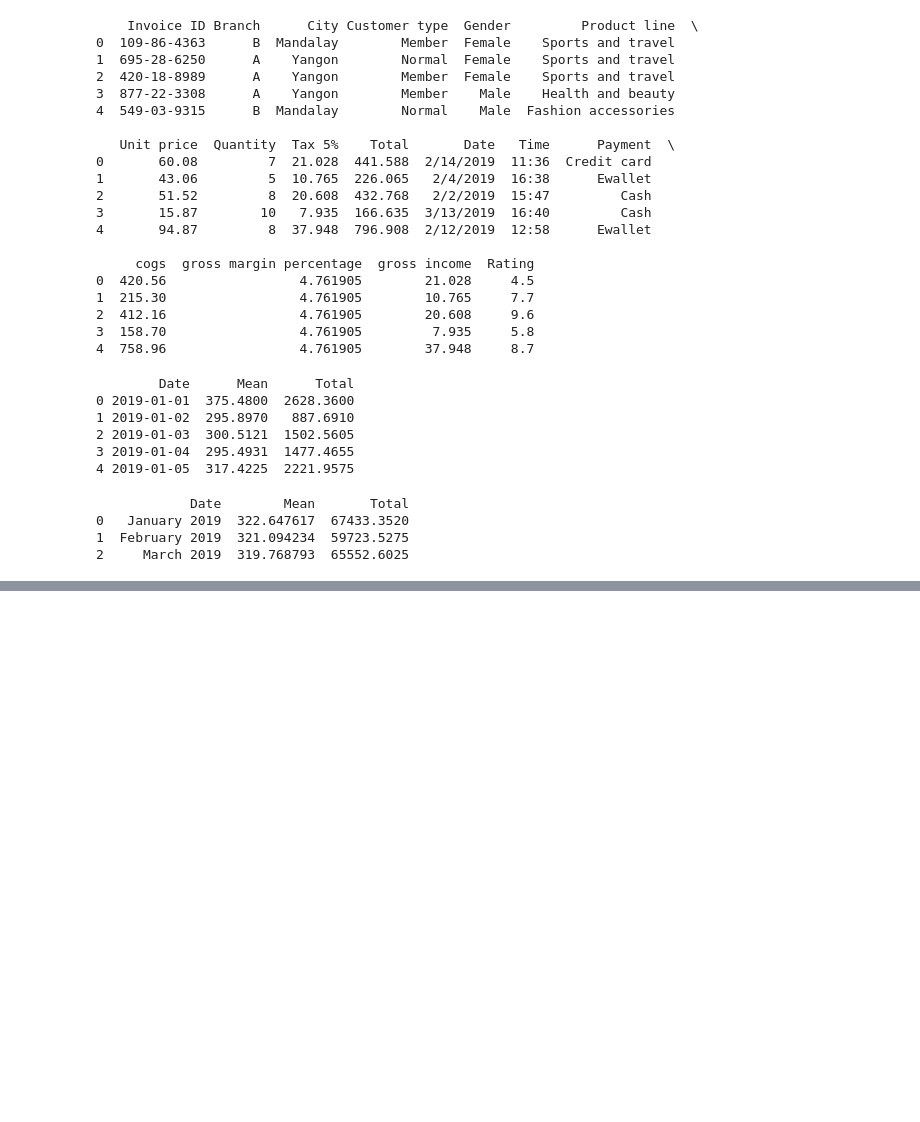
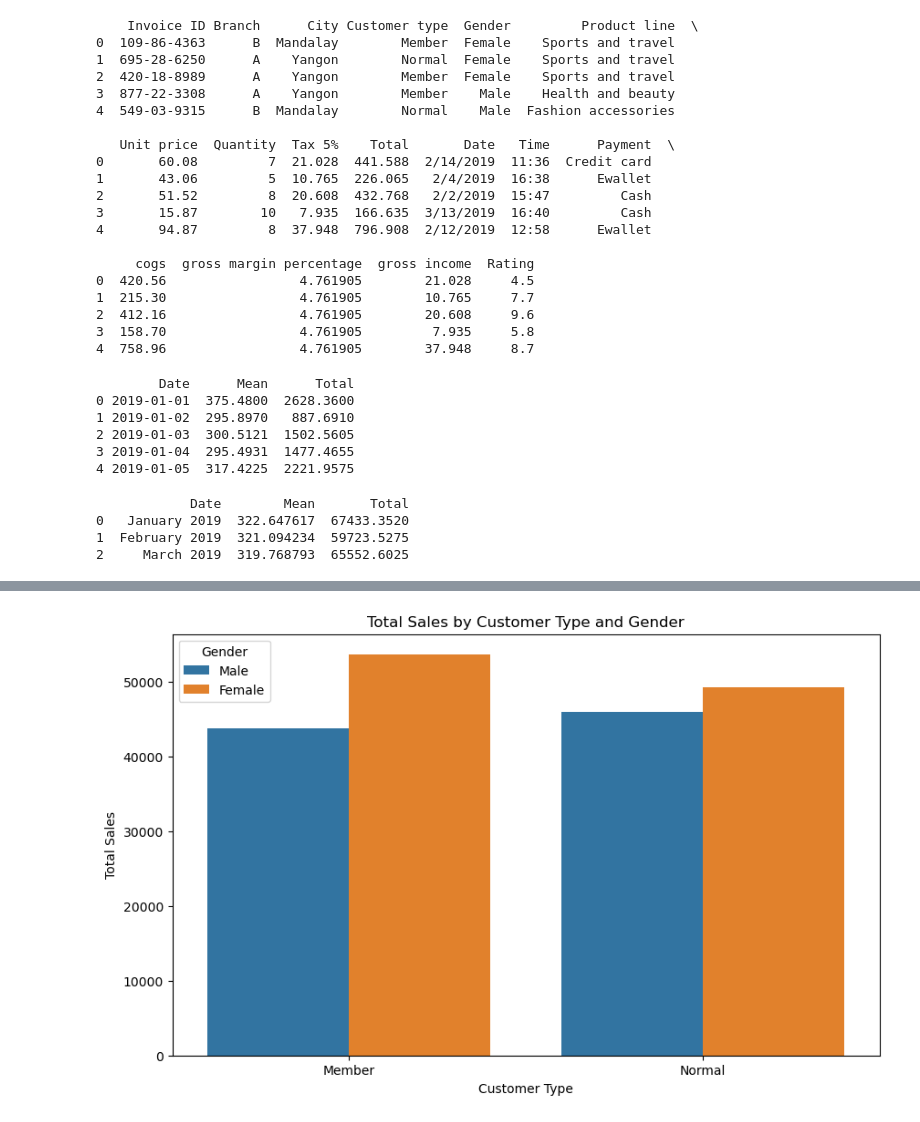
Before and after one commit to abdelrhman-arnos/Sales-Performance-and-Revenue-Forecasting, a Jupyter notebook: sales-forecasting.ipynb, the cells around one changed output, grey strips where cells are left out. Cells and saved outputs as stored; diff of their text form; code cells hidden in the pictures; blank space fills up the shorter version.

```diff
--- a/sales-forecasting.ipynb
+++ b/sales-forecasting.ipynb
@@ -68,0 +77,10 @@ print(monthly_sales.head())
+# %%
+# 4. Average Total Sales by Customer Type and Gender
+plt.figure(figsize = (10, 6))
+sns.barplot(x = 'Customer type', y = 'Total', hue = 'Gender', data = train_data, estimator = np.sum, errorbar = None)
+plt.title('Total Sales by Customer Type and Gender')
+plt.xlabel('Customer Type')
+plt.ylabel('Total Sales')
+plt.show()
+# %% [output]
+[figure, added]
```
Also changed, not shown: parts of 8 cells of this notebook, 4 other files.
